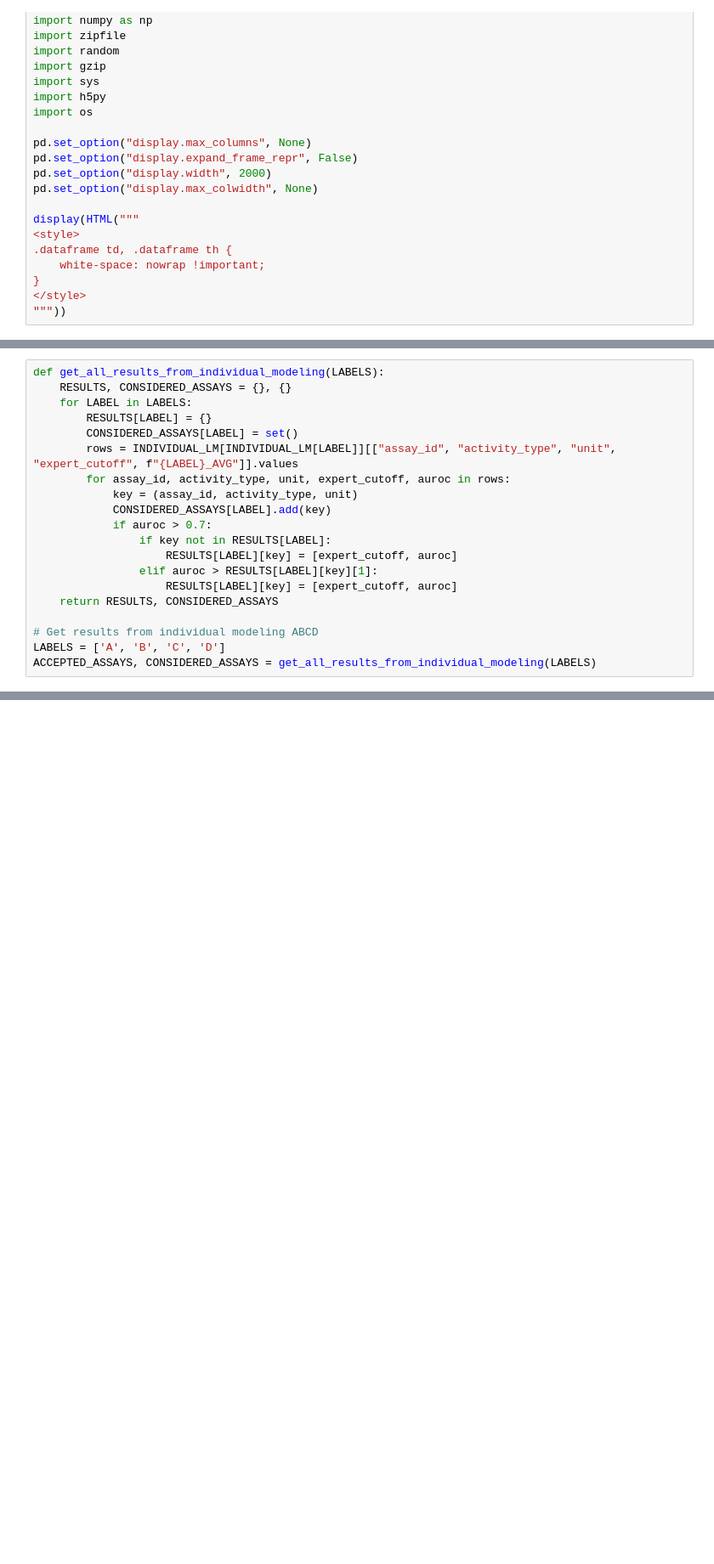
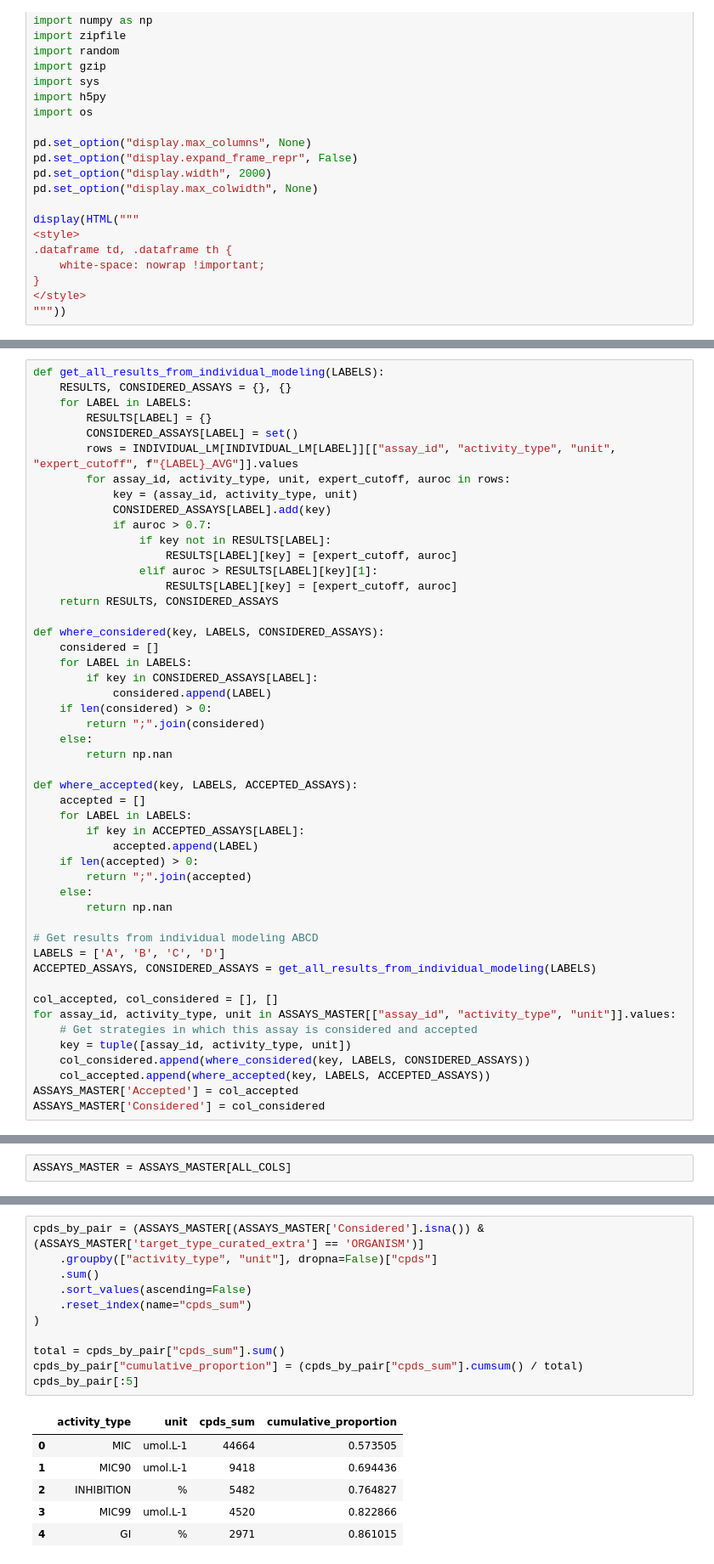
Before and after one commit to ersilia-os/chembl-antimicrobial-tasks, a Jupyter notebook: notebooks/merging.ipynb, the cells around one changed output, grey strips where cells are left out. Shown at 85% size. Cells and saved outputs as stored; diff of their text form; blank space fills up the shorter version.

```diff
--- a/notebooks/merging.ipynb
+++ b/notebooks/merging.ipynb
@@ -123,6 +115,35 @@ def get_all_results_from_individual_modeling(LABELS):
                     RESULTS[LABEL][key] = [expert_cutoff, auroc]
     return RESULTS, CONSIDERED_ASSAYS
 
+def where_considered(key, LABELS, CONSIDERED_ASSAYS):
+    considered = []
+    for LABEL in LABELS:
+        if key in CONSIDERED_ASSAYS[LABEL]:
+            considered.append(LABEL)
+    if len(considered) > 0:
+        return ";".join(considered)
+    else:
+        return np.nan
+
+def where_accepted(key, LABELS, ACCEPTED_ASSAYS):
+    accepted = []
+    for LABEL in LABELS:
+        if key in ACCEPTED_ASSAYS[LABEL]:
+            accepted.append(LABEL)
+    if len(accepted) > 0:
+        return ";".join(accepted)
+    else:
+        return np.nan
+
 # Get results from individual modeling ABCD
 LABELS = ['A', 'B', 'C', 'D']
 ACCEPTED_ASSAYS, CONSIDERED_ASSAYS = get_all_results_from_individual_modeling(LABELS)
+
+col_accepted, col_considered = [], []
+for assay_id, activity_type, unit in ASSAYS_MASTER[["assay_id", "activity_type", "unit"]].values:
+    # Get strategies in which this assay is considered and accepted
+    key = tuple([assay_id, activity_type, unit])
+    col_considered.append(where_considered(key, LABELS, CONSIDERED_ASSAYS))
+    col_accepted.append(where_accepted(key, LABELS, ACCEPTED_ASSAYS))
+ASSAYS_MASTER['Accepted'] = col_accepted
+ASSAYS_MASTER['Considered'] = col_considered
@@ -173,0 +150,2 @@ ASSAYS_CLEANED
+# %%
+ASSAYS_MASTER = ASSAYS_MASTER[ALL_COLS]
@@ -173,0 +166,18 @@ ASSAYS_CLEANED
+# %%
+cpds_by_pair = (ASSAYS_MASTER[(ASSAYS_MASTER['Considered'].isna()) & (ASSAYS_MASTER['target_type_curated_extra'] == 'ORGANISM')]
+    .groupby(["activity_type", "unit"], dropna=False)["cpds"]
+    .sum()
+    .sort_values(ascending=False)
+    .reset_index(name="cpds_sum")
+)
+
+total = cpds_by_pair["cpds_sum"].sum()
+cpds_by_pair["cumulative_proportion"] = (cpds_by_pair["cpds_sum"].cumsum() / total)
+cpds_by_pair[:5]
+# %% [output]
+|  | activity_type | unit | cpds_sum | cumulative_proportion |
+| 0 | MIC | umol.L-1 | 44664 | 0.573505 |
+| 1 | MIC90 | umol.L-1 | 9418 | 0.694436 |
+| 2 | INHIBITION | % | 5482 | 0.764827 |
+| 3 | MIC99 | umol.L-1 | 4520 | 0.822866 |
+| 4 | GI | % | 2971 | 0.861015 |
```
Also changed, not shown: parts of 16 cells of this notebook, 2 other files.
